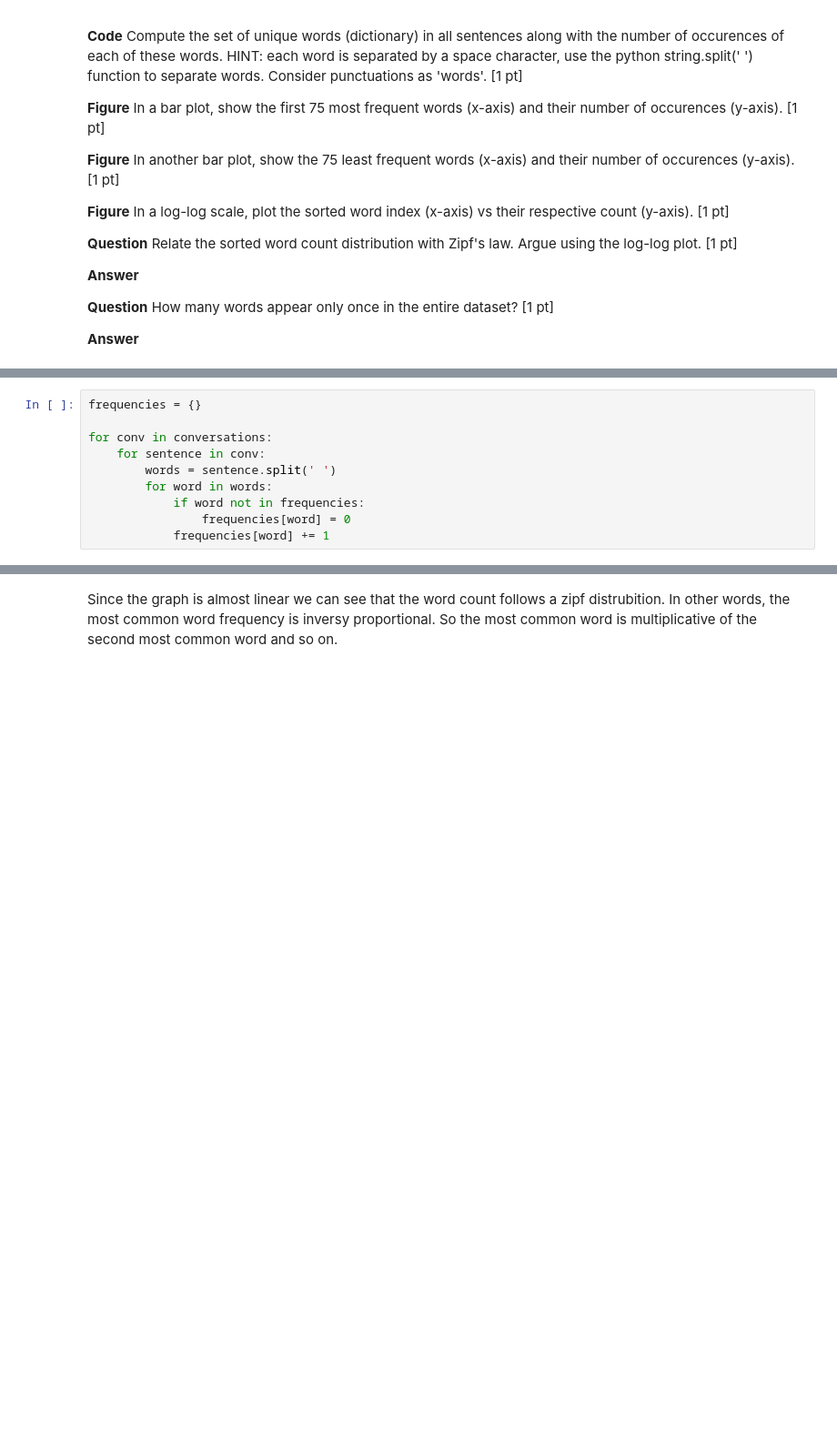
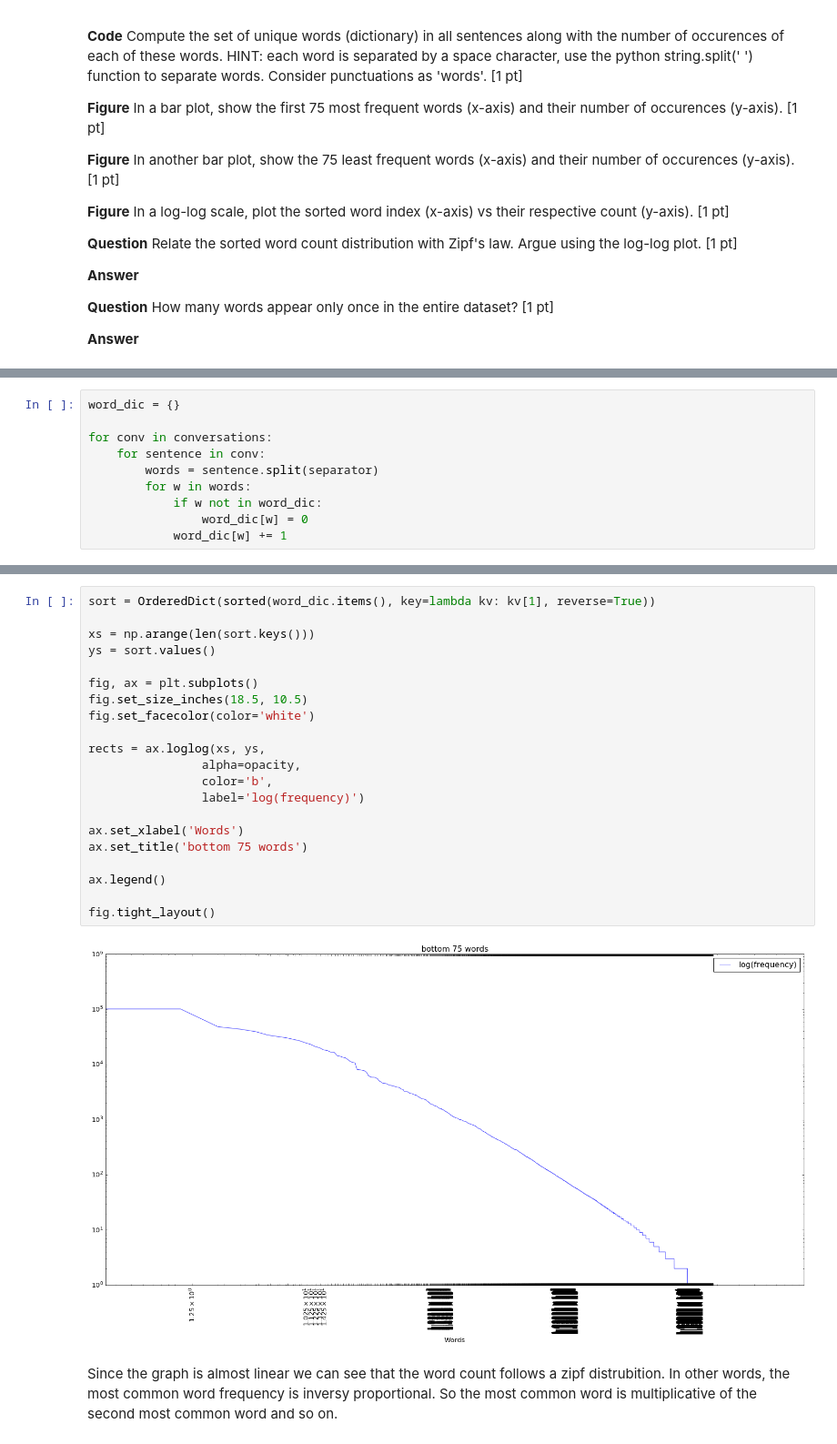
Before and after one commit to FredrikBixo/ChatBot, a Jupyter notebook: miniproject2_ChatBot.ipynb, the cells around one changed output, grey strips where cells are left out. Shown at 91% size. Cells and saved outputs as stored; diff of their text form; blank space fills up the shorter version.

```diff
--- a/miniproject2_ChatBot.ipynb
+++ b/miniproject2_ChatBot.ipynb
@@ -149,10 +160,10 @@ Argue using the log-log plot. [1 pt]
 # %%
-frequencies = {}
+word_dic = {}
 
 for conv in conversations:
     for sentence in conv:
-        words = sentence.split(' ')
-        for word in words:
-            if word not in frequencies:
-                frequencies[word] = 0
-            frequencies[word] += 1
+        words = sentence.split(separator)
+        for w in words:
+            if w not in word_dic:
+                word_dic[w] = 0
+            word_dic[w] += 1
@@ -212,2 +309,25 @@ plt.loglog(x, y)
+# %%
+sort = OrderedDict(sorted(word_dic.items(), key=lambda kv: kv[1], reverse=True))
+
+xs = np.arange(len(sort.keys()))
+ys = sort.values()
+
+fig, ax = plt.subplots()
+fig.set_size_inches(18.5, 10.5)
+fig.set_facecolor(color='white')
+
+rects = ax.loglog(xs, ys,
+                alpha=opacity,
+                color='b',
+                label='log(frequency)')
+
+ax.set_xlabel('Words')
+ax.set_title('bottom 75 words')
+
+ax.legend()
+
+fig.tight_layout()
+# %% [output]
+[figure, added]
 # %% [markdown]
 Since the graph is almost linear we can see that the word count follows a zipf distrubition. In other words, the most common word frequency is inversy proportional. So the most common word is multiplicative of the second most common word and so on.
```
Also changed, not shown: parts of 54 cells of this notebook.
